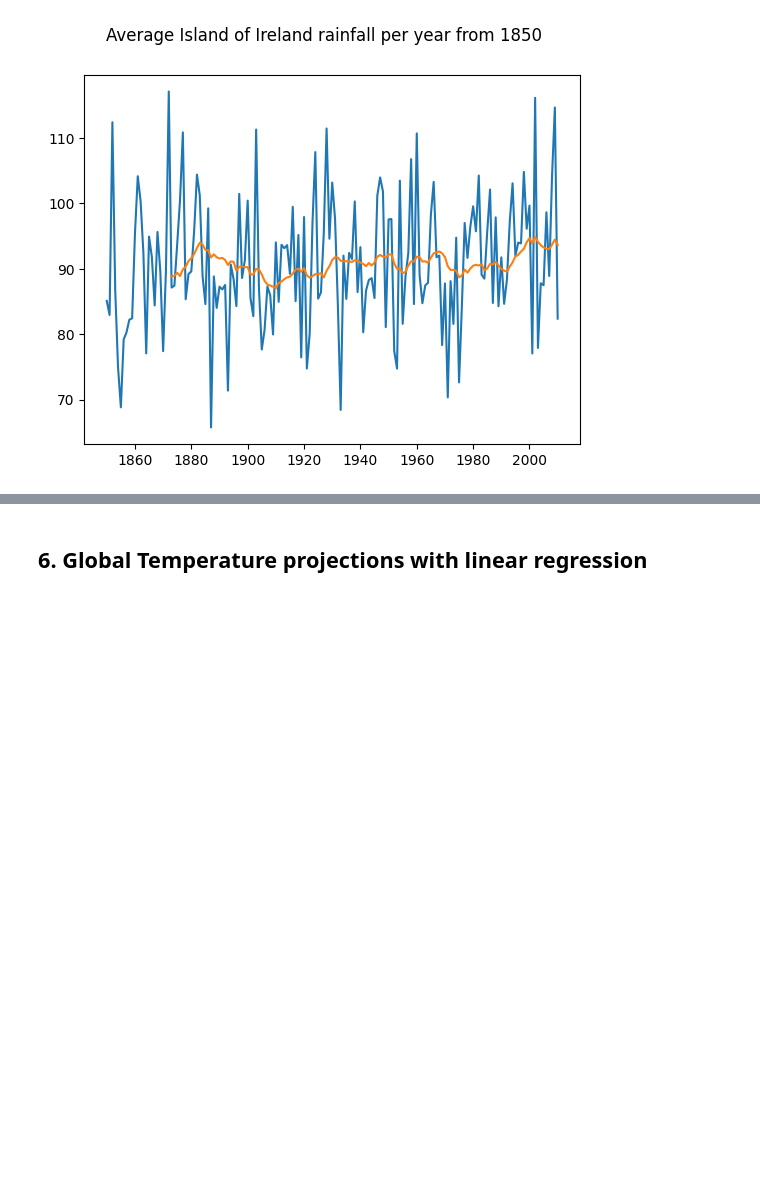
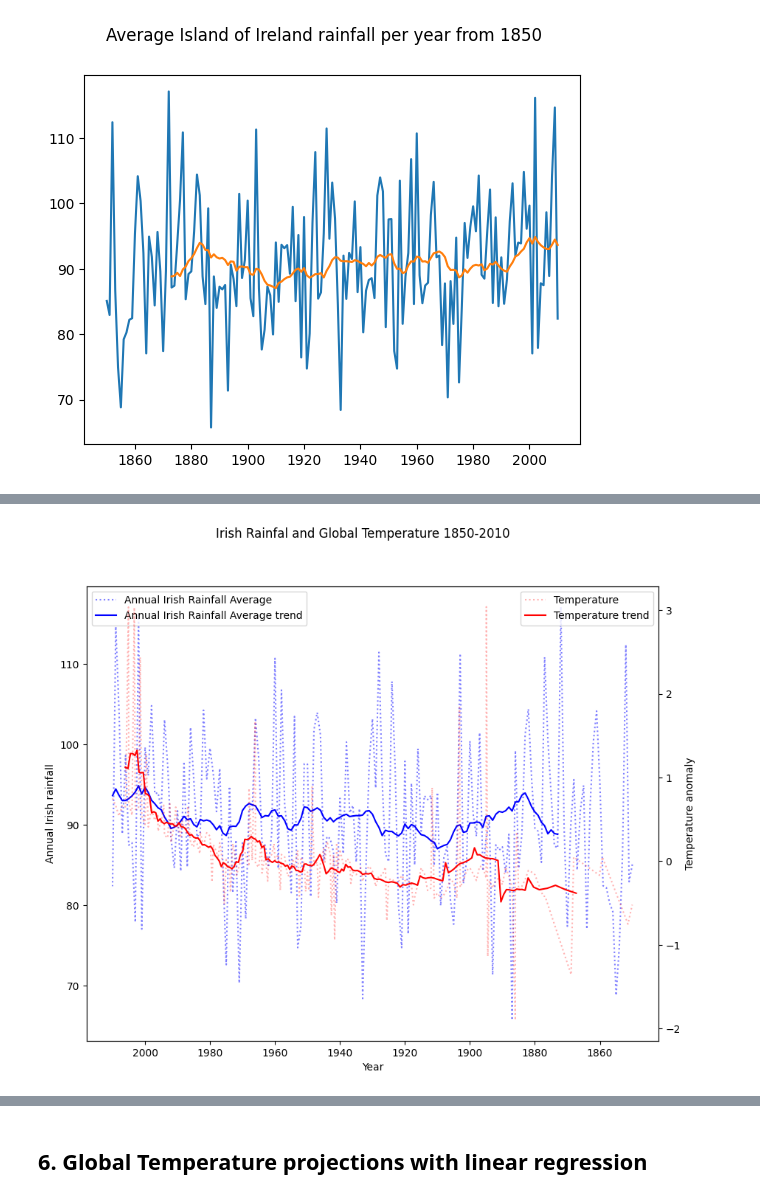
Before and after one commit to noyo0/ProgrammingForDataAnalysis_Project2, a Jupyter notebook: Project2/Project2.ipynb, the cells around one changed output, grey strips where cells are left out. Cells and saved outputs as stored; diff of their text form; code cells hidden in the pictures; blank space fills up the shorter version.

```diff
--- a/Project2/Project2.ipynb
+++ b/Project2/Project2.ipynb
@@ -1299,0 +1301,27 @@ Negligible correlation.
+# %%
+Temperature_short = Temperature[Temperature['Age'].between(-60,100)].copy() # cut temperature 1850-2010
+Temperature_short['Year']=1950-Temperature_short['Age']
+CE_Temp_trend=Temperature_short.rolling(10).mean() # smooth temperature data for trendline
+RainTrend=IrishRainfall.rolling(24).mean()# smooth preciitation data for trendline
+
+fig, ax1 = plt.subplots(figsize=(10,8))
+
+ax2 = ax1.twinx() #share x axis
+#first y axis
+ax1.plot(IrishRainfall.index, IrishRainfall['Avg'], label='Annual Irish Rainfall Average', color='blue',linestyle=':',alpha=0.5)
+ax1.plot(IrishRainfall.index, RainTrend['Avg'], label='Annual Irish Rainfall Average trend', color='blue')
+ax1.set_xlabel('Year')
+ax1.set_ylabel('Annual Irish rainfall', color='black')
+ax1.invert_xaxis() # inverts axis to match order of previous visualisations
+ax1.legend(loc='upper left')
+# second y axis
+ax2.plot(Temperature_short['Year'], Temperature_short['Temperature'], label='Temperature', color='red', alpha=0.3, linestyle=':')
+ax2.plot(CE_Temp_trend['Year'], CE_Temp_trend['Temperature'], label='Temperature trend', color='red', alpha=1)
+ax2.legend(loc='upper right')
+ax2.set_ylabel('Temperature anomaly', color='black')
+
+plt.suptitle('Irish Rainfal and Global Temperature 1850-2010')
+plt.show()
+#slice dataframe between values (ref: https://www.includehelp.com/python/how-to-select-rows-in-a-dataframe-between-two-values-in-python-pandas.aspx)
+# %% [output]
+[figure, added]
```
Also changed, not shown: parts of 24 cells of this notebook.
